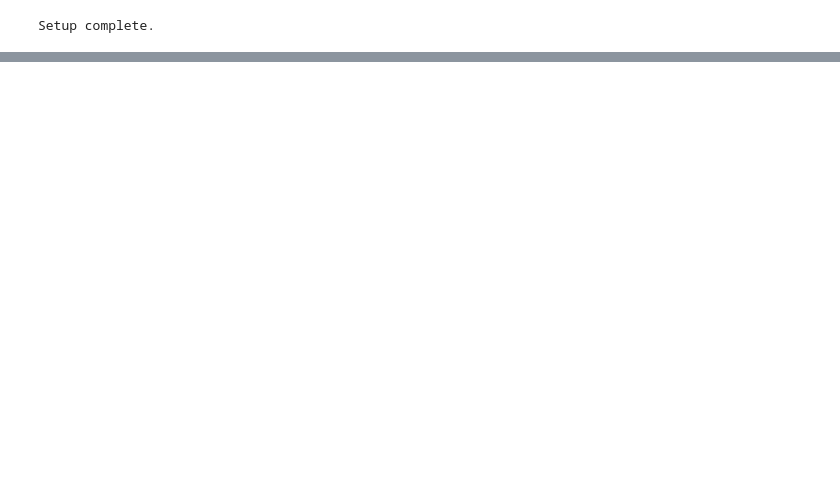
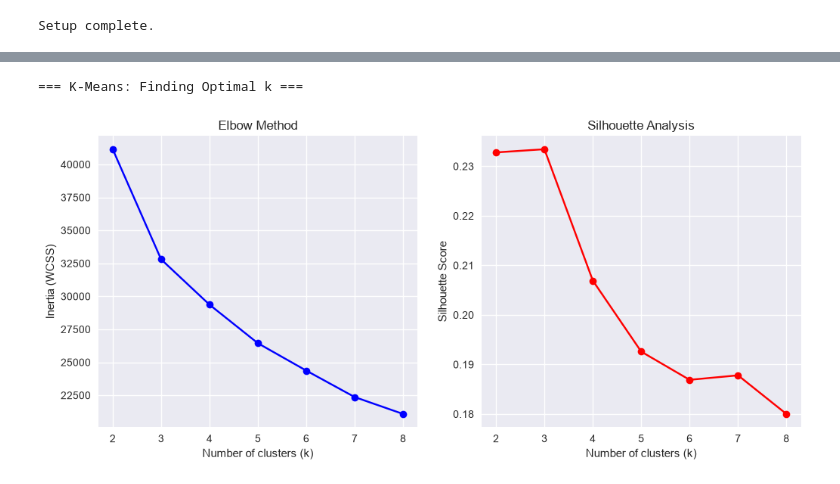
Before and after one commit to Apaelijo/predictive-maintenance-clustering, a Jupyter notebook: notebooks/02_clustering.ipynb, the cells around one changed output, grey strips where cells are left out. Drawn from its saved outputs; the diff is of its cells as text; code cells hidden in the pictures; blank space fills up the shorter version.

```diff
--- a/notebooks/02_clustering.ipynb
+++ b/notebooks/02_clustering.ipynb
@@ -57,0 +68,9 @@ print("Cumulative explained variance:",
+# %%
+print("=== K-Means: Finding Optimal k ===")
+inertias, sil_scores = find_optimal_k(X_scaled, max_k=8)
+
+# Choose best k based on plots (usually 3-5 for this dataset)
+best_k = 4   # ← Adjust after viewing plots
+# %% [output]
+=== K-Means: Finding Optimal k ===
+[figure, added]
```
Also changed, not shown: parts of 5 cells of this notebook, 3 other files.
